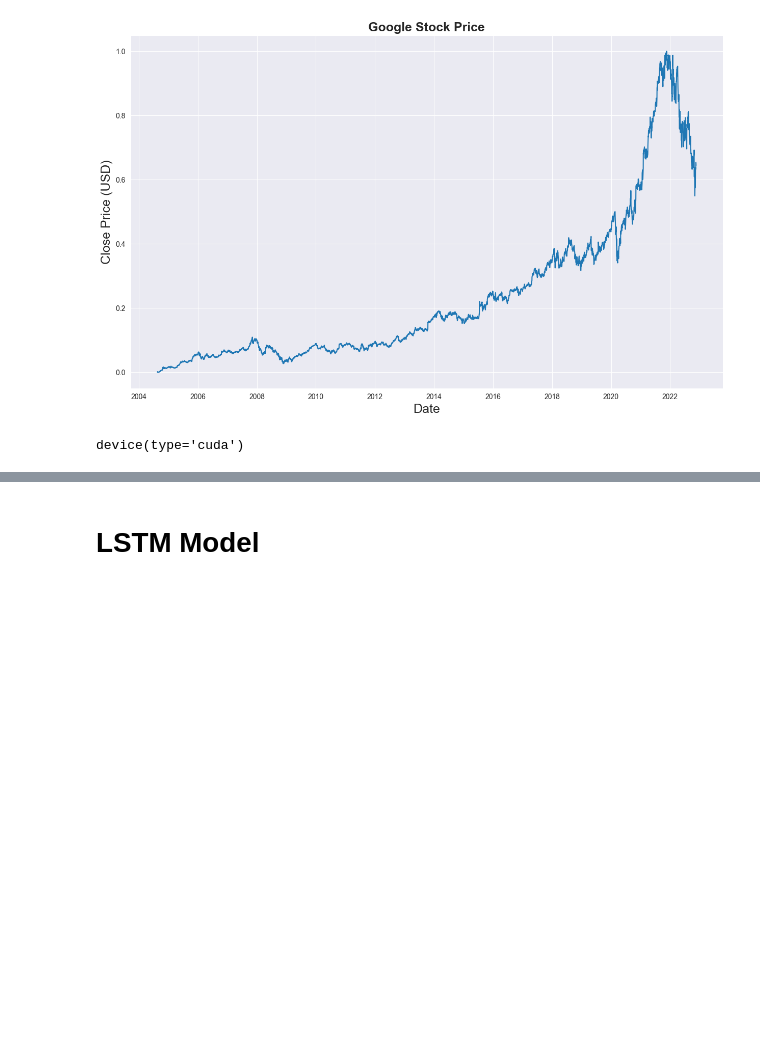
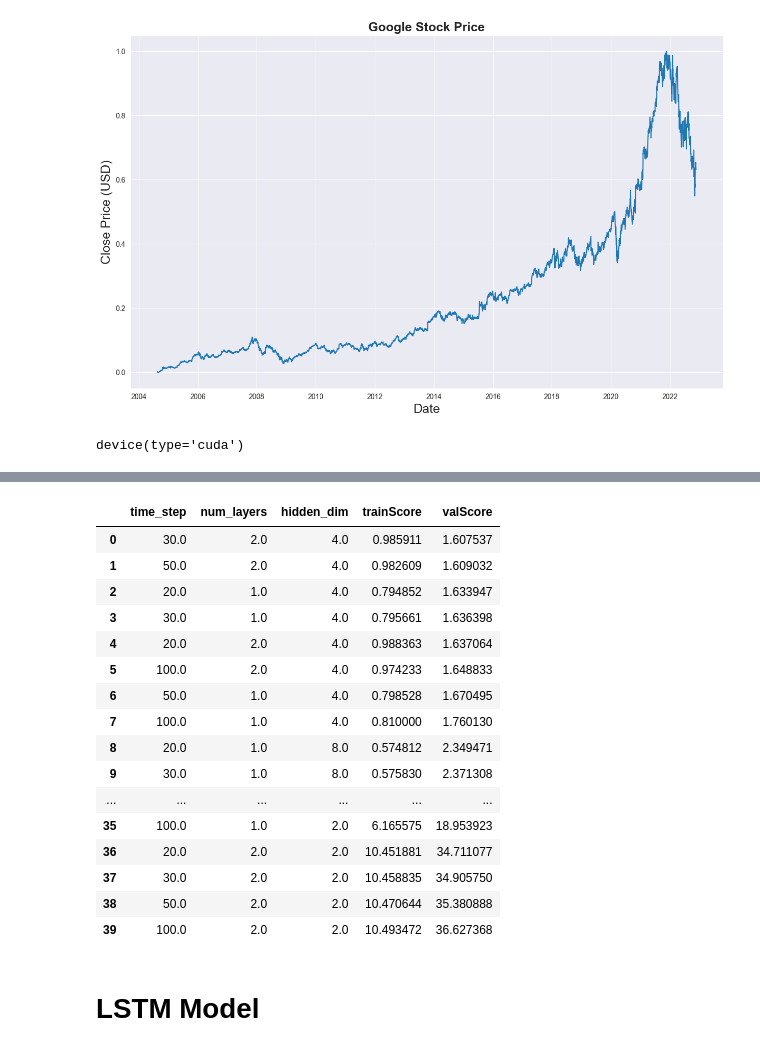
Before and after one commit to Satpat/Sequential-networks-for-Stonks, a Jupyter notebook: final_code_git.ipynb, the cells around one changed output, grey strips where cells are left out. Cells and saved outputs as stored; diff of their text form; code cells hidden in the pictures; blank space fills up the shorter version.

```diff
--- a/final_code_git.ipynb
+++ b/final_code_git.ipynb
@@ -451,20 +495,31 @@ torch.cuda.empty_cache()
 # %%
-#parameters
+#constant parameters
 input_dim = 1
-hidden_dim = 30
-num_layers = 1
 output_dim = 1
 num_epochs = 100
 lr = 0.01
-loss_type = torch.nn.MSELoss(reduction='mean')
+loss_type = torch.nn.MSELoss(reduction = 'mean')
 optimiser = torch.optim.Adam
-time_step = 30
 
-#declaring the model
-torch.manual_seed(42)
-rnn_2 = RNN_base(input_dim = input_dim, hidden_dim = hidden_dim, output_dim = output_dim, layer_dim = num_layers)
-rnn_2 = to_device(rnn_2, device)
+#lists of parameters for hyperparameter tuning
+num_layers = [1, 2]
+sliding_windows = [20, 30, 50, 100]
+hidden_dims = [2, 4, 8, 16, 32]
 
-#training and evaluating model
-history, train_rmse, val_rmse, result = evaluate_model(rnn_2, num_epochs, lr, loss_type, optimiser, time_step)
+final_results = []
+for time_step in sliding_windows:
+    for hidden_dim in hidden_dims:
+        for layers in num_layers:
+
+            print("Time Step =", time_step, "| Hidden States =", hidden_dim, "| Num Layers =", layers)
+
+            #declaring the model
+            torch.manual_seed(42)
+            rnn_exp = RNN_base(input_dim = input_dim, hidden_dim = hidden_dim, output_dim = output_dim, layer_dim = layers)
+            rnn_exp = to_device(rnn_exp, device)
+            #training and evaluating model
+            rnn_results = evaluate_model_experiments(rnn_exp, num_epochs, lr, loss_type, optimiser, time_step)
+
+            #save the best epoch which returns the highest validation accuracy
+            final_results += [rnn_results.iloc[0]]
 # %% [output]
@@ -541,3 +543,26 @@ plotly_predictions(result)
+# %%
+final_results = pd.DataFrame(final_results, columns=['time_step', 'num_layers', 'hidden_dim', 'trainScore', 'valScore'], index = None)
+# %%
+final_results = final_results.sort_values('valScore', ascending=True, ignore_index = True)
+final_results
+# %% [output]
+|  | time_step | num_layers | hidden_dim | trainScore | valScore |
+| 0 | 30.0 | 2.0 | 4.0 | 0.985911 | 1.607537 |
+| 1 | 50.0 | 2.0 | 4.0 | 0.982609 | 1.609032 |
+| 2 | 20.0 | 1.0 | 4.0 | 0.794852 | 1.633947 |
+| 3 | 30.0 | 1.0 | 4.0 | 0.795661 | 1.636398 |
+| 4 | 20.0 | 2.0 | 4.0 | 0.988363 | 1.637064 |
+| 5 | 100.0 | 2.0 | 4.0 | 0.974233 | 1.648833 |
+| 6 | 50.0 | 1.0 | 4.0 | 0.798528 | 1.670495 |
+| 7 | 100.0 | 1.0 | 4.0 | 0.810000 | 1.760130 |
+| 8 | 20.0 | 1.0 | 8.0 | 0.574812 | 2.349471 |
+| 9 | 30.0 | 1.0 | 8.0 | 0.575830 | 2.371308 |
+| ... | ... | ... | ... | ... | ... |
+| 35 | 100.0 | 1.0 | 2.0 | 6.165575 | 18.953923 |
+| 36 | 20.0 | 2.0 | 2.0 | 10.451881 | 34.711077 |
+| 37 | 30.0 | 2.0 | 2.0 | 10.458835 | 34.905750 |
+| 38 | 50.0 | 2.0 | 2.0 | 10.470644 | 35.380888 |
+| 39 | 100.0 | 2.0 | 2.0 | 10.493472 | 36.627368 |
 # %% [markdown]
 # LSTM Model
 # %%
```
Also changed, not shown: parts of 38 cells of this notebook.
